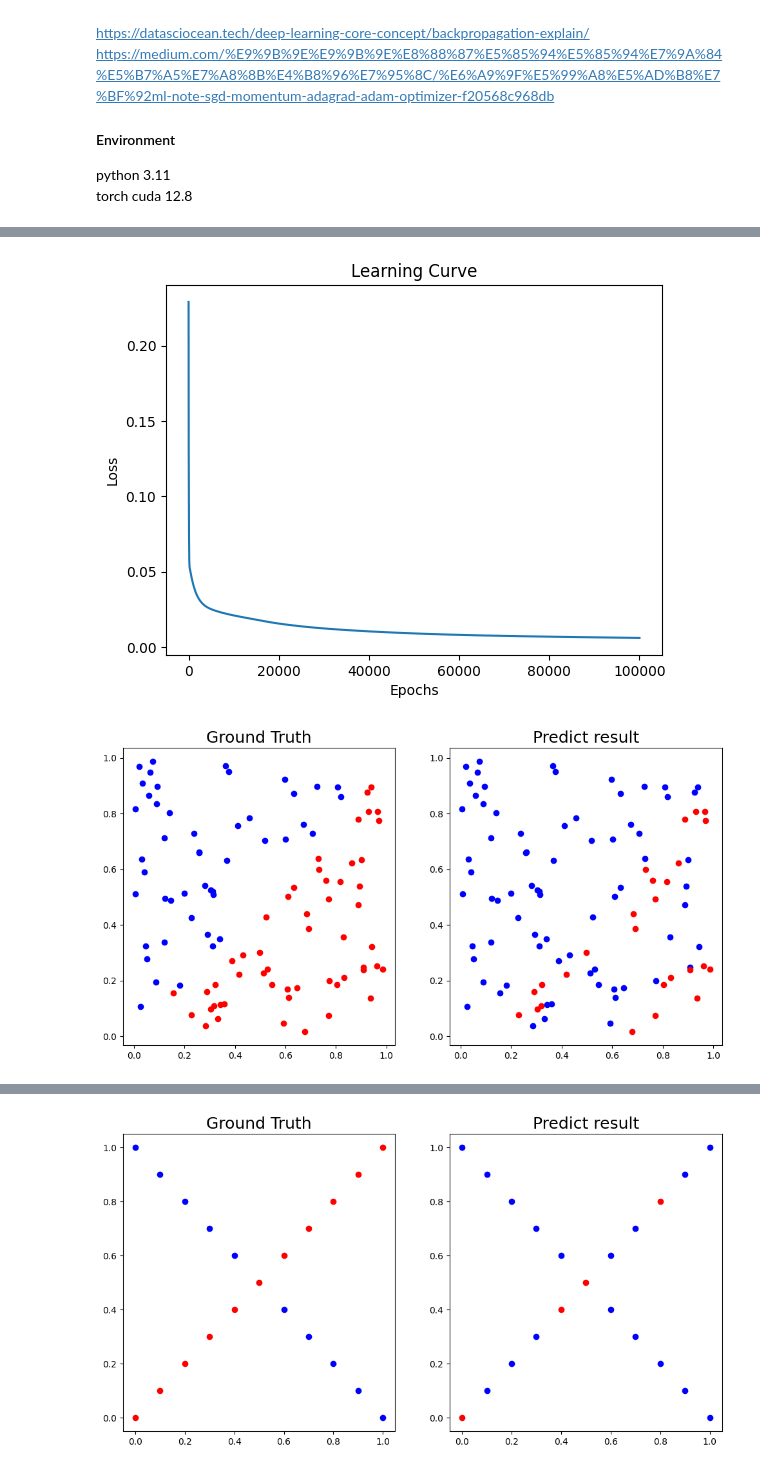
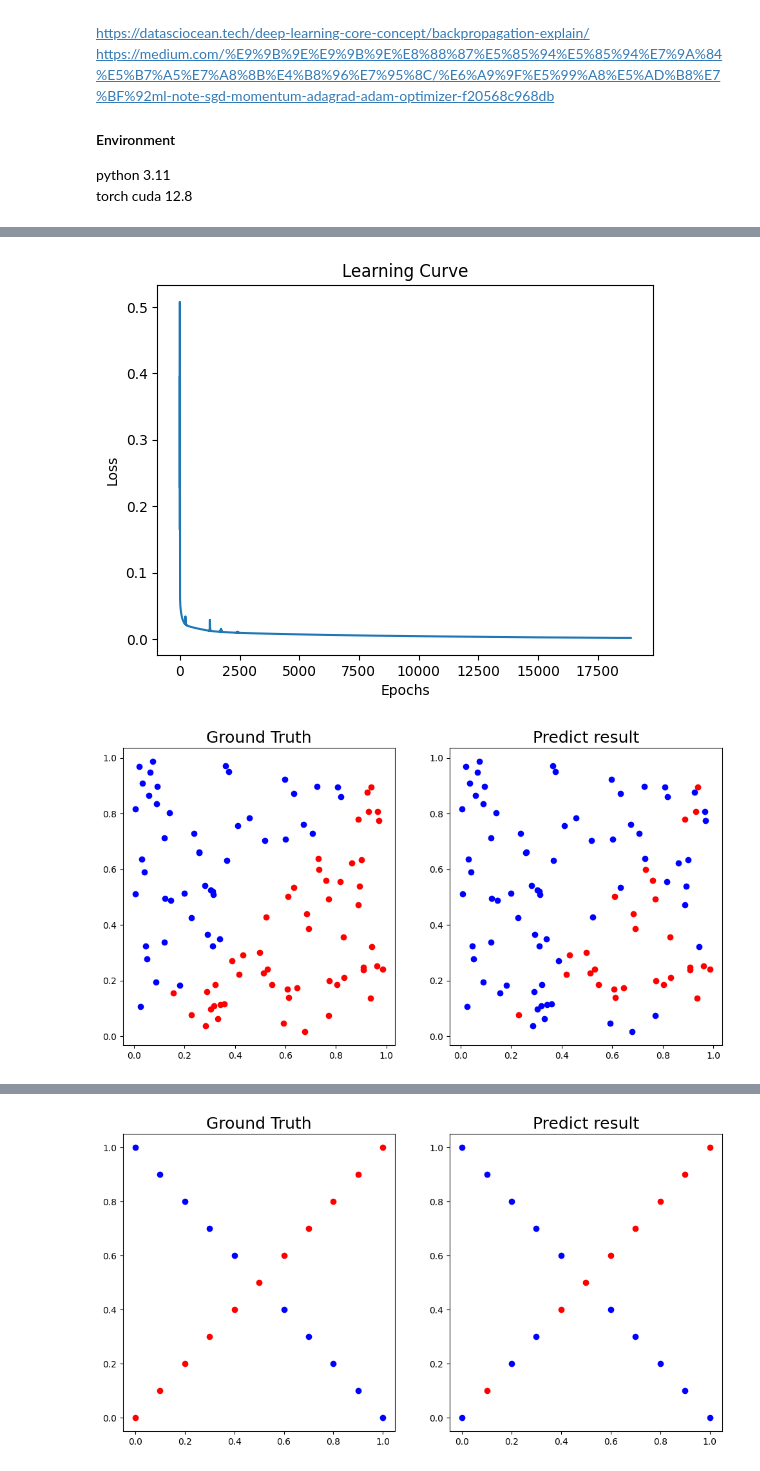
Before and after one commit to say859462/Summer-DLP, a Jupyter notebook: Lab1/DL_LAB1_314551113_劉哲良.ipynb, the cells around one changed output, grey strips where cells are left out. Drawn from its saved outputs; the diff is of its cells as text; code cells hidden in the pictures.

```diff
--- a/Lab1/DL_LAB1_314551113_劉哲良.ipynb
+++ b/Lab1/DL_LAB1_314551113_劉哲良.ipynb
@@ -326,15 +339,13 @@ model_linear = Model(
     y.shape[1],
     hidden_layers_size=10,
     activation="tanh",
-    optimizer="SGD",
-    learning_rate=0.01,
+    optimizer="Adagrad",
+    learning_rate=0.1,
 )
-linear_output = model_linear.train(x, y)
-
+linear_output = model_linear.train(x, y, epochs=200000, early_stop=5)
 
 model_linear.plot_learning_curve()
-show_result(x, y, (linear_output)
-            > 0.0)
+show_result(x, y, linear_output)
 
 # XOR dataset
 x, y = generate_XOR_easy()
@@ -343,10 +354,10 @@ model_XOR = Model(
     y.shape[1],
     hidden_layers_size=10,
     activation="tanh",
-    optimizer="SGD",
-    learning_rate=0.01,
+    optimizer="Adagrad",
+    learning_rate=0.1,
 )
-XOR_output = model_XOR.train(x, y)
+XOR_output = model_XOR.train(x, y, epochs=200000, early_stop=5)
 model_XOR.plot_learning_curve()
-show_result(x, y, (XOR_output) > 0.0)
+show_result(x, y, XOR_output)
 # %% [output]
@@ -370,2 +381,2 @@ Loss = 0.0060 Accuracy = 100.00%
-[figure, old version]
+[figure, new version]
-[figure, old version]
+[figure, new version]
@@ -390 +401 @@ Loss = 0.0000 Accuracy = 100.00%
-[figure, old version]
+[figure, new version]
```
Also changed, not shown: parts of 2 cells of this notebook.
